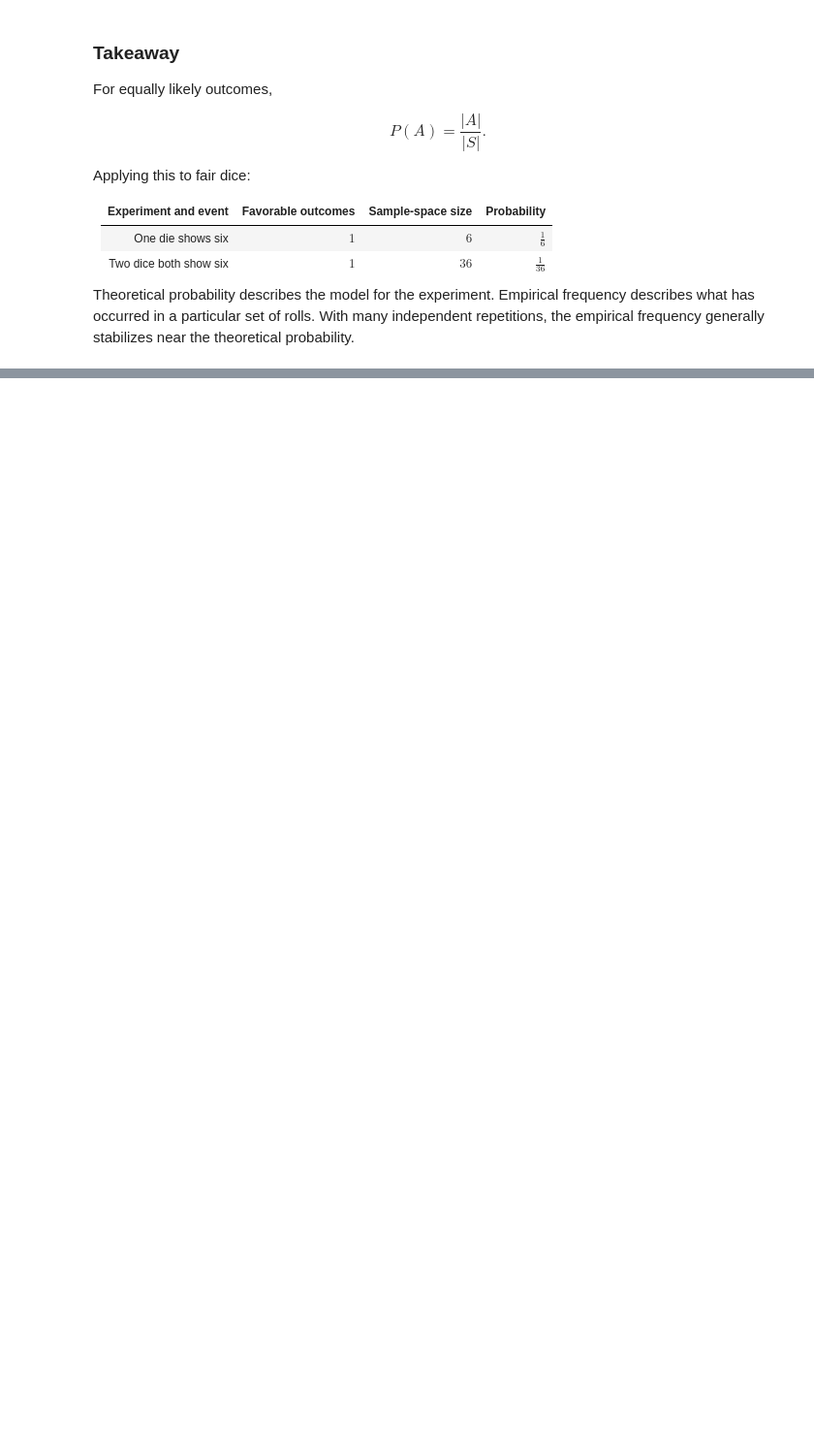
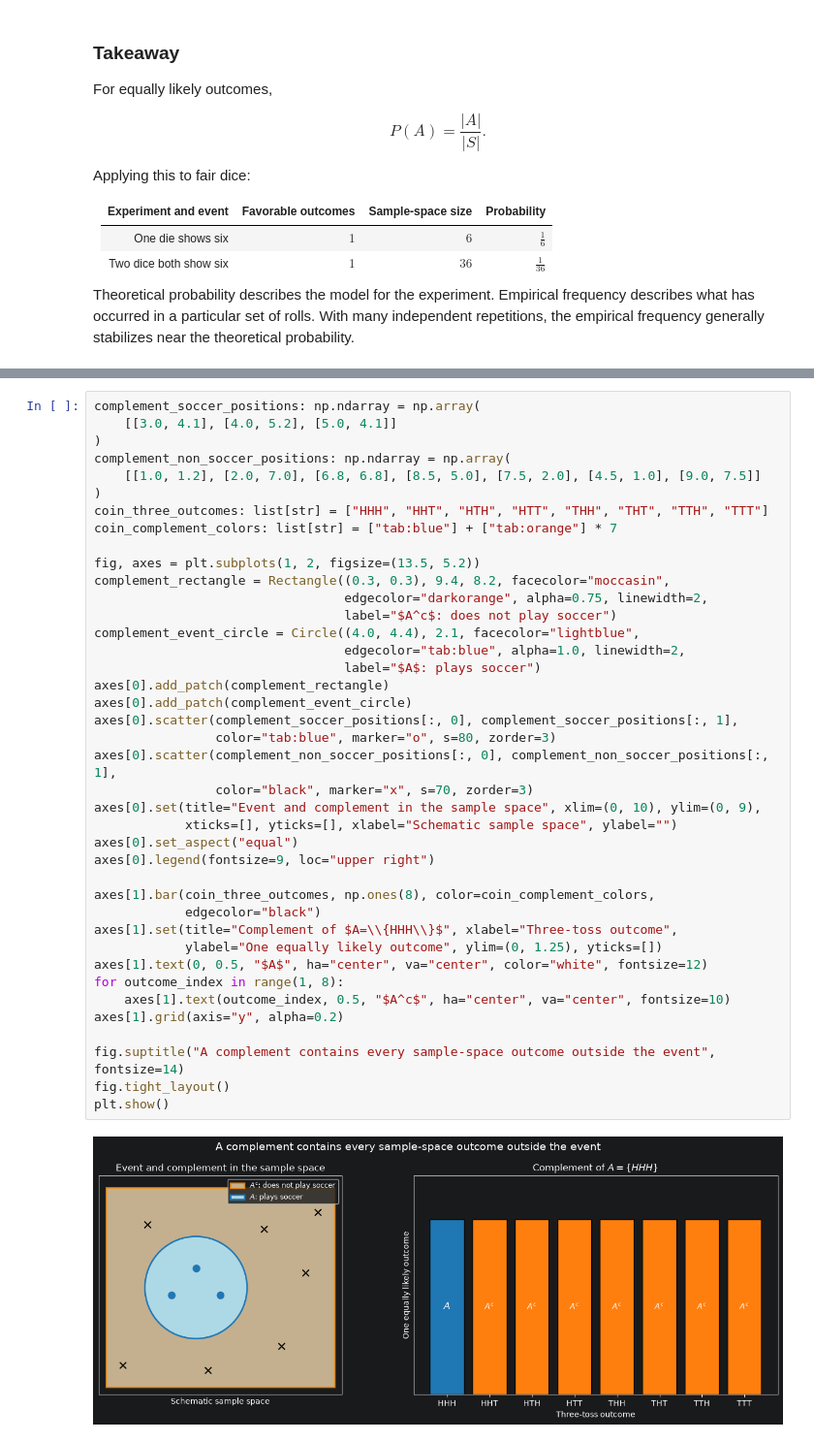
Before and after one commit to majorgilles/mathematics-for-machine-learning-and-data-science, a Jupyter notebook: weeks/c3_w1/01_probability_and_probability_distributions.ipynb, the cells around one changed output, grey strips where cells are left out. Shown at 97% size. Cells and saved outputs as stored; diff of their text form; blank space fills up the shorter version.

```diff
--- a/weeks/c3_w1/01_probability_and_probability_distributions.ipynb
+++ b/weeks/c3_w1/01_probability_and_probability_distributions.ipynb
@@ -457,0 +520,42 @@ Theoretical probability describes the model for the experiment. Empirical freque
+# %%
+complement_soccer_positions: np.ndarray = np.array(
+    [[3.0, 4.1], [4.0, 5.2], [5.0, 4.1]]
+)
+complement_non_soccer_positions: np.ndarray = np.array(
+    [[1.0, 1.2], [2.0, 7.0], [6.8, 6.8], [8.5, 5.0], [7.5, 2.0], [4.5, 1.0], [9.0, 7.5]]
+)
+coin_three_outcomes: list[str] = ["HHH", "HHT", "HTH", "HTT", "THH", "THT", "TTH", "TTT"]
+coin_complement_colors: list[str] = ["tab:blue"] + ["tab:orange"] * 7
+
+fig, axes = plt.subplots(1, 2, figsize=(13.5, 5.2))
+complement_rectangle = Rectangle((0.3, 0.3), 9.4, 8.2, facecolor="moccasin",
+                                 edgecolor="darkorange", alpha=0.75, linewidth=2,
+                                 label="$A^c$: does not play soccer")
+complement_event_circle = Circle((4.0, 4.4), 2.1, facecolor="lightblue",
+                                 edgecolor="tab:blue", alpha=1.0, linewidth=2,
+                                 label="$A$: plays soccer")
+axes[0].add_patch(complement_rectangle)
+axes[0].add_patch(complement_event_circle)
+axes[0].scatter(complement_soccer_positions[:, 0], complement_soccer_positions[:, 1],
+                color="tab:blue", marker="o", s=80, zorder=3)
+axes[0].scatter(complement_non_soccer_positions[:, 0], complement_non_soccer_positions[:, 1],
+                color="black", marker="x", s=70, zorder=3)
+axes[0].set(title="Event and complement in the sample space", xlim=(0, 10), ylim=(0, 9),
+            xticks=[], yticks=[], xlabel="Schematic sample space", ylabel="")
+axes[0].set_aspect("equal")
+axes[0].legend(fontsize=9, loc="upper right")
+
+axes[1].bar(coin_three_outcomes, np.ones(8), color=coin_complement_colors,
+            edgecolor="black")
+axes[1].set(title="Complement of $A=\\{HHH\\}$", xlabel="Three-toss outcome",
+            ylabel="One equally likely outcome", ylim=(0, 1.25), yticks=[])
+axes[1].text(0, 0.5, "$A$", ha="center", va="center", color="white", fontsize=12)
+for outcome_index in range(1, 8):
+    axes[1].text(outcome_index, 0.5, "$A^c$", ha="center", va="center", fontsize=10)
+axes[1].grid(axis="y", alpha=0.2)
+
+fig.suptitle("A complement contains every sample-space outcome outside the event", fontsize=14)
+fig.tight_layout()
+plt.show()
+# %% [output]
+[figure, added]
```
Also changed, not shown: parts of 8 cells of this notebook.
